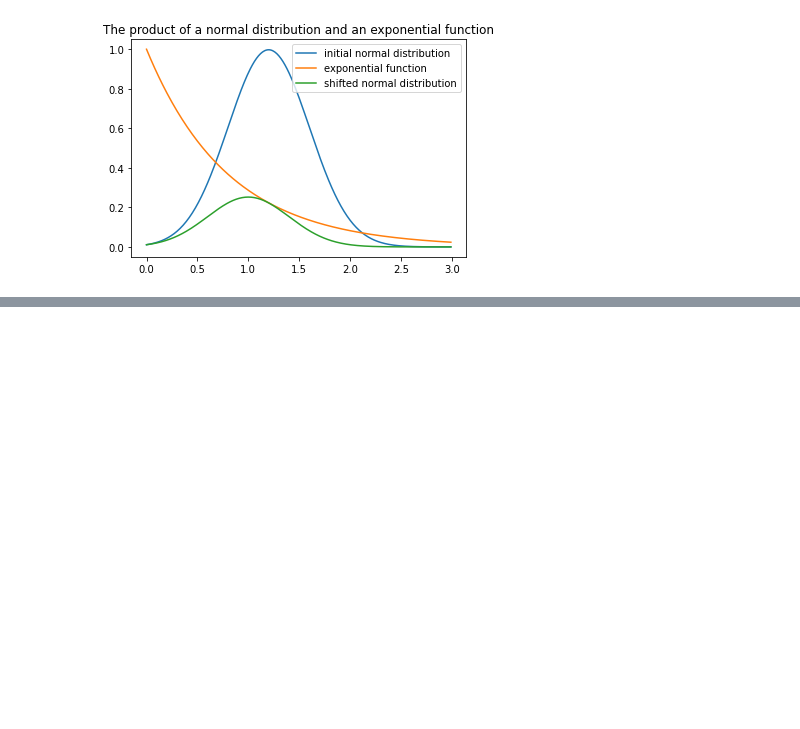
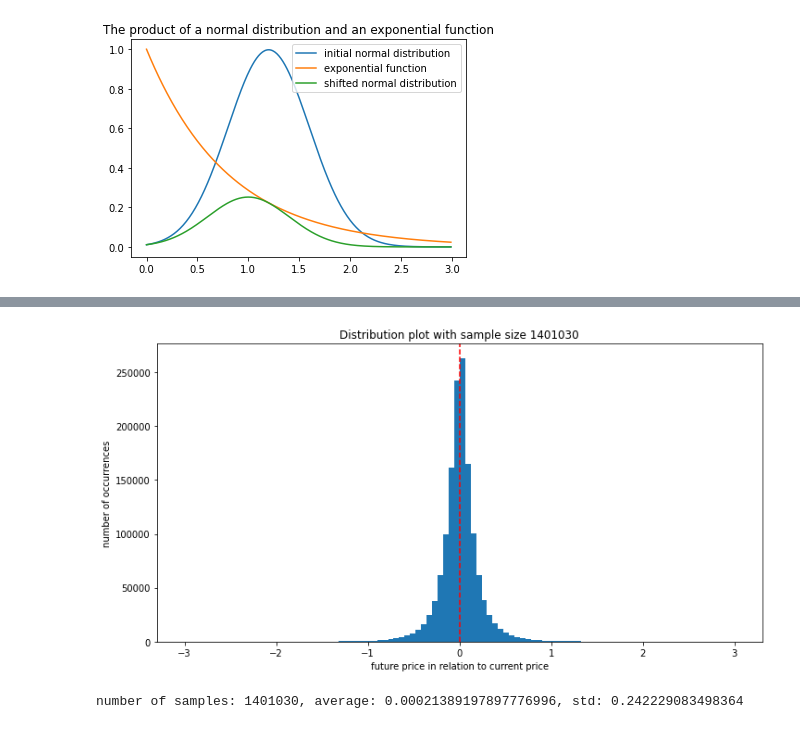
Before and after one commit to tobsel7/price-indicators, a Jupyter notebook: analysis/statistics/data_set_modifications.ipynb, the cells around one changed output, grey strips where cells are left out. Drawn from its saved outputs; the diff is of its cells as text; code cells hidden in the pictures; blank space fills up the shorter version.

```diff
--- a/analysis/statistics/data_set_modifications.ipynb
+++ b/analysis/statistics/data_set_modifications.ipynb
@@ -15,5 +15,6 @@ def load_data_set(name):
 ibm = load_data_set("IBM_normalized")
 jnj = load_data_set("JNJ_normalized")
 nasdaq = load_data_set("nasdaq100_10spy_30shift_normalized")
+all_stocks = load_data_set("all_stocks_20spy_50shift_normalized")
 # %%
 # simple function used to plot a distribution of values using a histogram
@@ -101,0 +120,9 @@ modified number of samples: 383, average: 1.0027566352468422, std: 0.09766001008
+# %%
+# plot distribution of all stock data
+all_stocks_mean = np.mean(np.log(all_stocks["future_price"]))
+all_stocks_std = np.std(np.log(all_stocks["future_price"]))
+plot_distribution(np.log(all_stocks["future_price"]), "future price in relation to current price")
+print("number of samples: {}, average: {}, std: {}".format(len(all_stocks), all_stocks_mean, all_stocks_std))
+# %% [output]
+[figure, added]
+number of samples: 1401030, average: 0.00021389197897776996, std: 0.242229083498364
```
Also changed, not shown: parts of 4 cells of this notebook, 13 other files.
